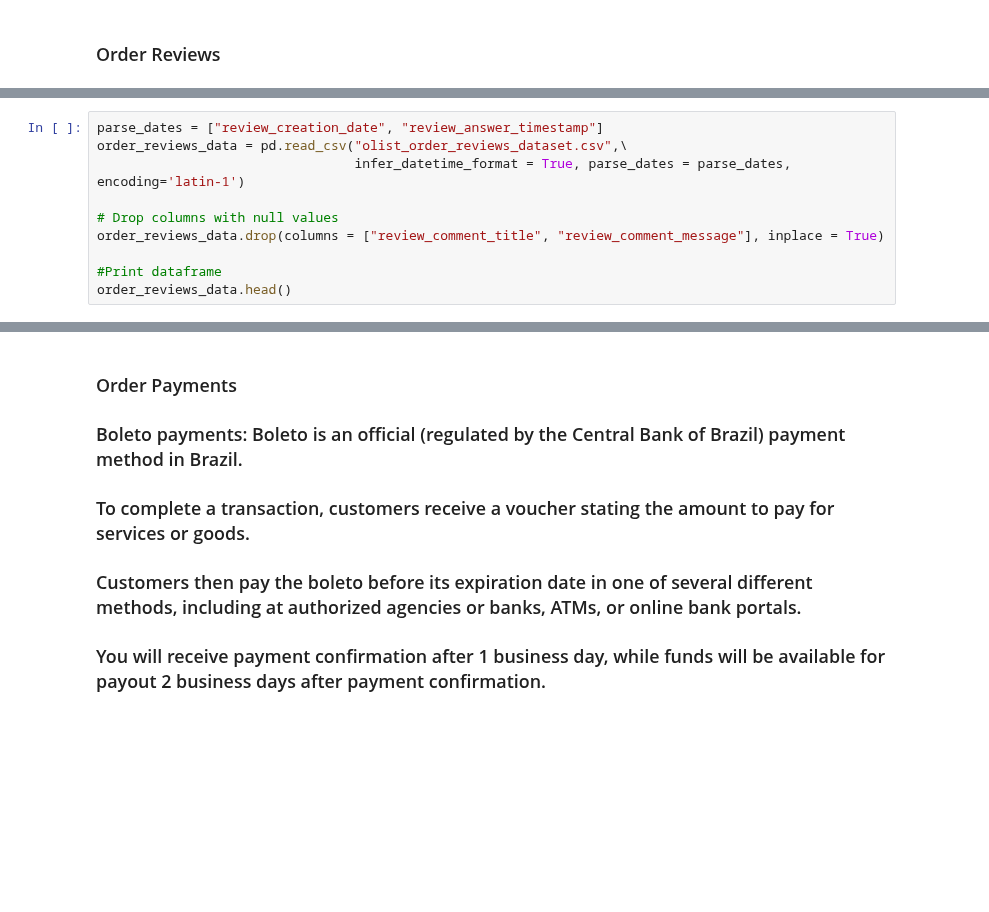
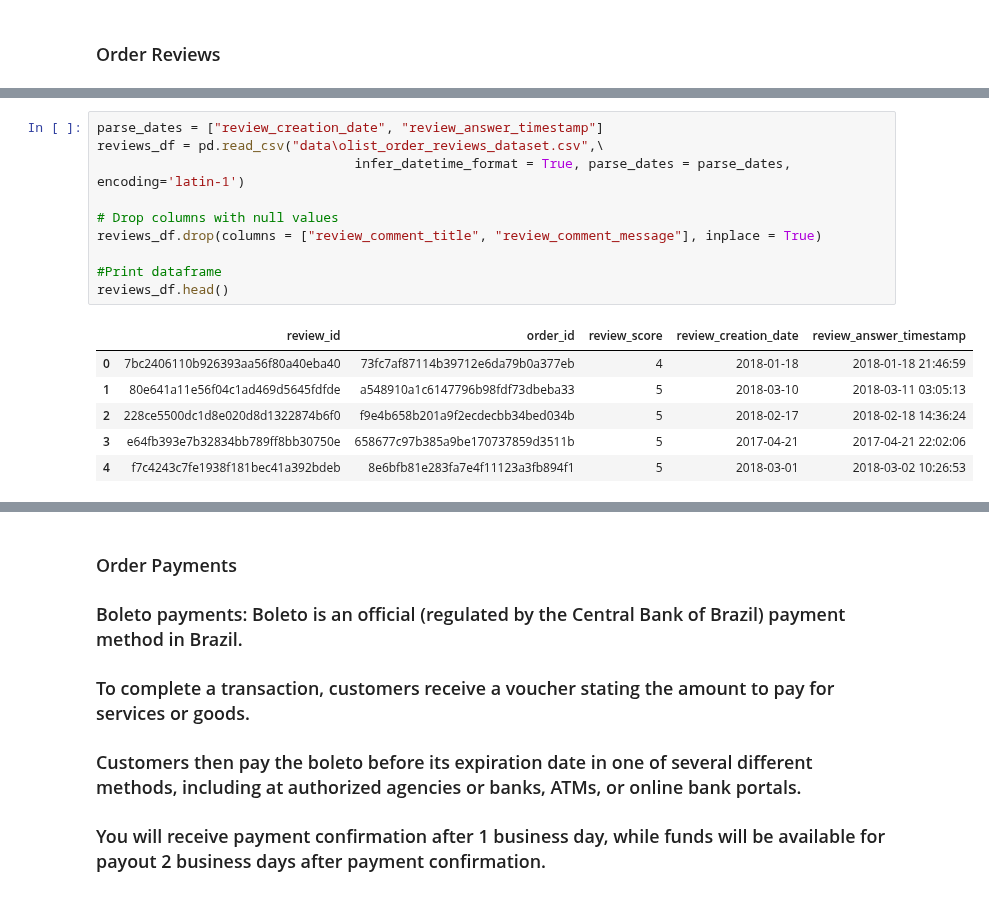
Before and after one commit to NoahPlage/Olist-Business-Analysis, a Jupyter notebook: olist-notebook.ipynb, the cells around one changed output, grey strips where cells are left out. Drawn from its saved outputs; the diff is of its cells as text; blank space fills up the shorter version.

```diff
--- a/olist-notebook.ipynb
+++ b/olist-notebook.ipynb
@@ -299,12 +500,19 @@ order_reviews_data.isnull().sum()
 # %%
 parse_dates = ["review_creation_date", "review_answer_timestamp"]
-order_reviews_data = pd.read_csv("olist_order_reviews_dataset.csv",\
+reviews_df = pd.read_csv("data\olist_order_reviews_dataset.csv",\
                                  infer_datetime_format = True, parse_dates = parse_dates, encoding='latin-1')
 
 # Drop columns with null values
-order_reviews_data.drop(columns = ["review_comment_title", "review_comment_message"], inplace = True)
+reviews_df.drop(columns = ["review_comment_title", "review_comment_message"], inplace = True)
 
 #Print dataframe
-order_reviews_data.head()
+reviews_df.head()
+# %% [output]
+|  | review_id | order_id | review_score | review_creation_date | review_answer_timestamp |
+| 0 | 7bc2406110b926393aa56f80a40eba40 | 73fc7af87114b39712e6da79b0a377eb | 4 | 2018-01-18 | 2018-01-18 21:46:59 |
+| 1 | 80e641a11e56f04c1ad469d5645fdfde | a548910a1c6147796b98fdf73dbeba33 | 5 | 2018-03-10 | 2018-03-11 03:05:13 |
+| 2 | 228ce5500dc1d8e020d8d1322874b6f0 | f9e4b658b201a9f2ecdecbb34bed034b | 5 | 2018-02-17 | 2018-02-18 14:36:24 |
+| 3 | e64fb393e7b32834bb789ff8bb30750e | 658677c97b385a9be170737859d3511b | 5 | 2017-04-21 | 2017-04-21 22:02:06 |
+| 4 | f7c4243c7fe1938f181bec41a392bdeb | 8e6bfb81e283fa7e4f11123a3fb894f1 | 5 | 2018-03-01 | 2018-03-02 10:26:53 |
 # %%
 # Change column to datetime
```
Also changed, not shown: parts of 31 cells of this notebook.
